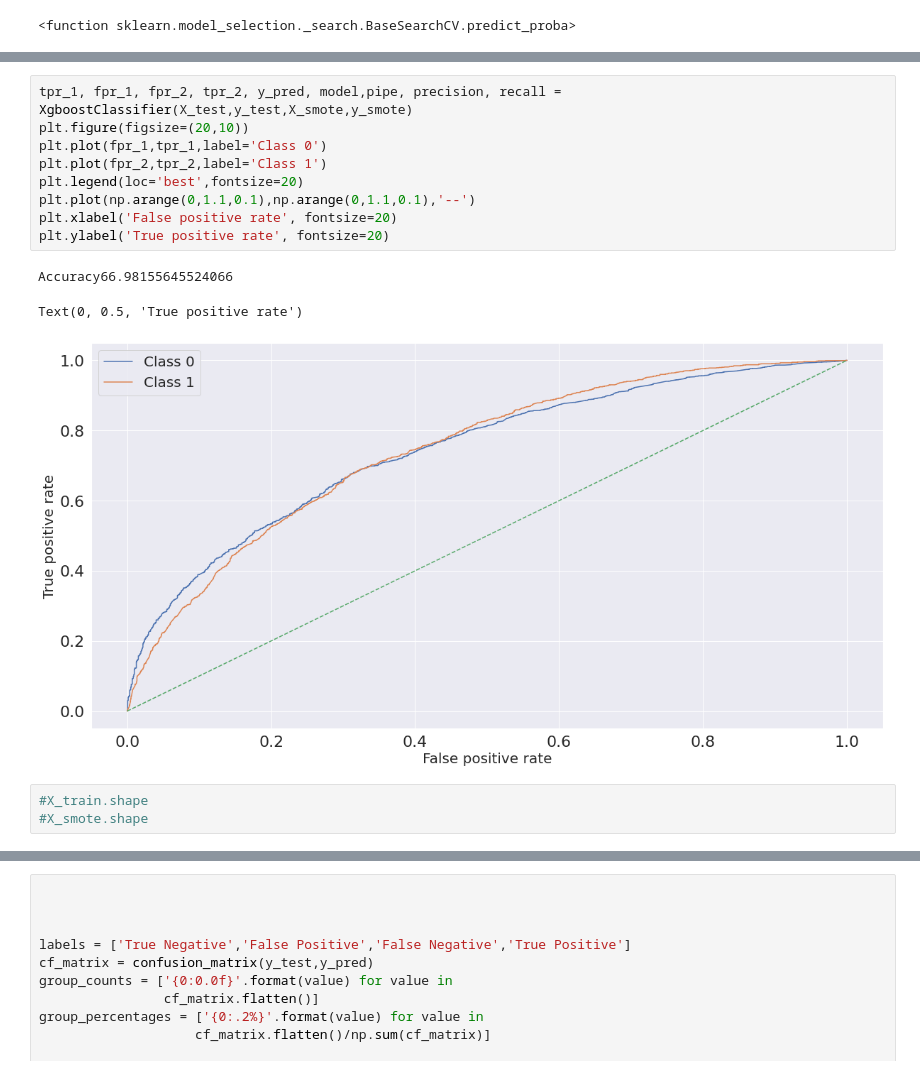
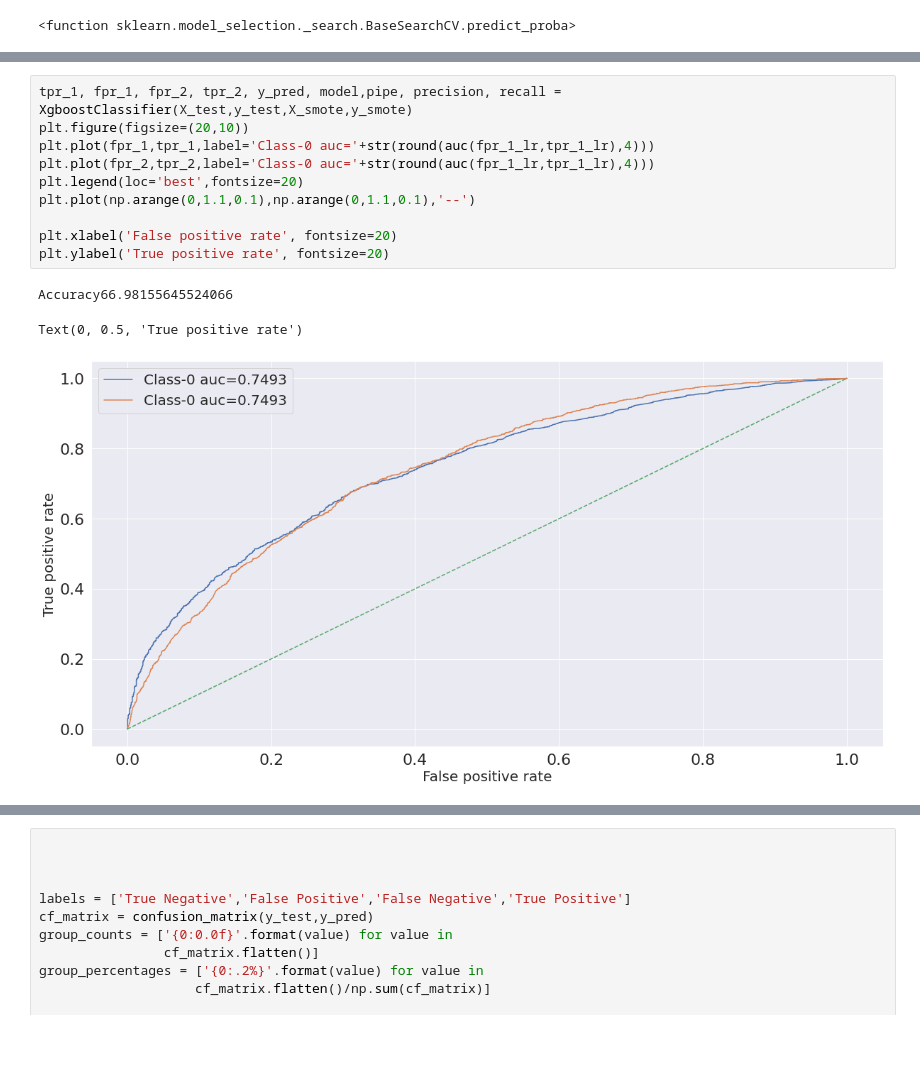
Before and after one commit to abhinavgairola/Anomaly_Detection_OTC_Market, a Jupyter notebook: Scripts/EDA_Machine_learning.ipynb, the cells around one changed output, grey strips where cells are left out. Saved outputs shown, nothing was run; the diff lists cells and outputs as text; blank space fills up the shorter version.

```diff
--- a/Scripts/EDA_Machine_learning.ipynb
+++ b/Scripts/EDA_Machine_learning.ipynb
@@ -425,16 +457,14 @@ GridSearchCV.predict_proba
 # %%
 tpr_1, fpr_1, fpr_2, tpr_2, y_pred, model,pipe, precision, recall = XgboostClassifier(X_test,y_test,X_smote,y_smote)
 plt.figure(figsize=(20,10))
-plt.plot(fpr_1,tpr_1,label='Class 0')
-plt.plot(fpr_2,tpr_2,label='Class 1')
+plt.plot(fpr_1,tpr_1,label='Class-0 auc='+str(round(auc(fpr_1_lr,tpr_1_lr),4)))
+plt.plot(fpr_2,tpr_2,label='Class-0 auc='+str(round(auc(fpr_1_lr,tpr_1_lr),4)))
 plt.legend(loc='best',fontsize=20)
 plt.plot(np.arange(0,1.1,0.1),np.arange(0,1.1,0.1),'--')
+
 plt.xlabel('False positive rate', fontsize=20)
 plt.ylabel('True positive rate', fontsize=20)
 # %% [output]
 Accuracy66.98155645524066
 Text(0, 0.5, 'True positive rate')
-[figure, old version]
+[figure, new version]
-# %%
-#X_train.shape
-#X_smote.shape
```
Also changed, not shown: parts of 21 cells of this notebook.
